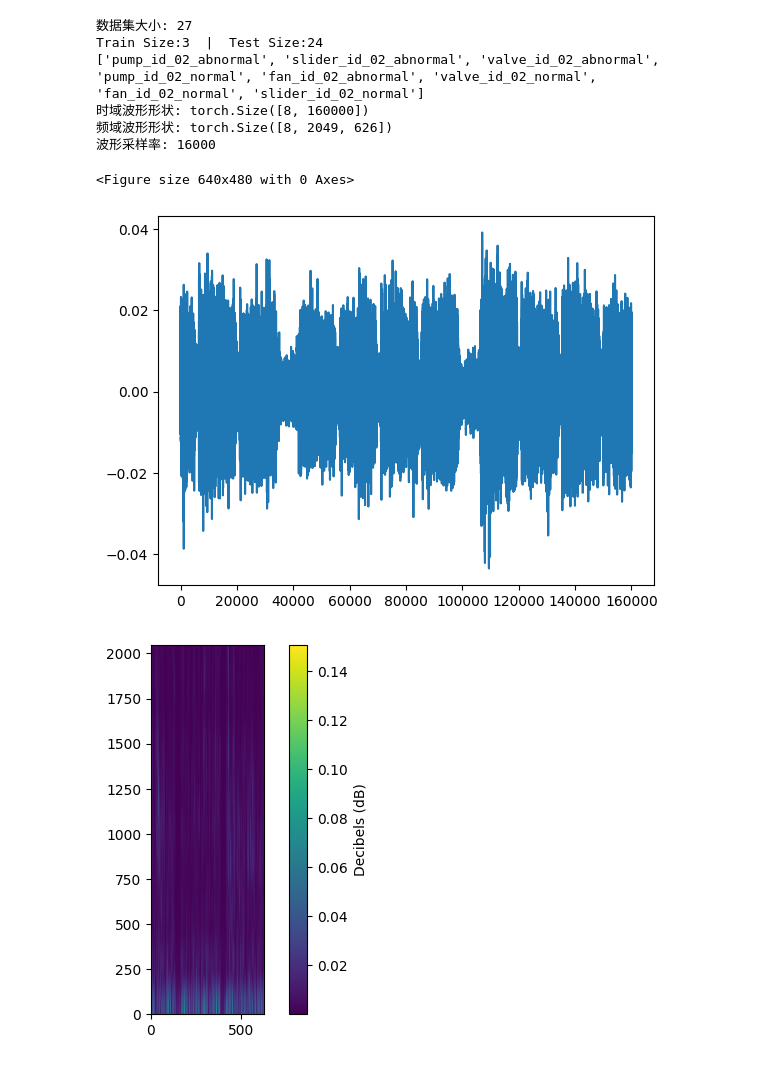
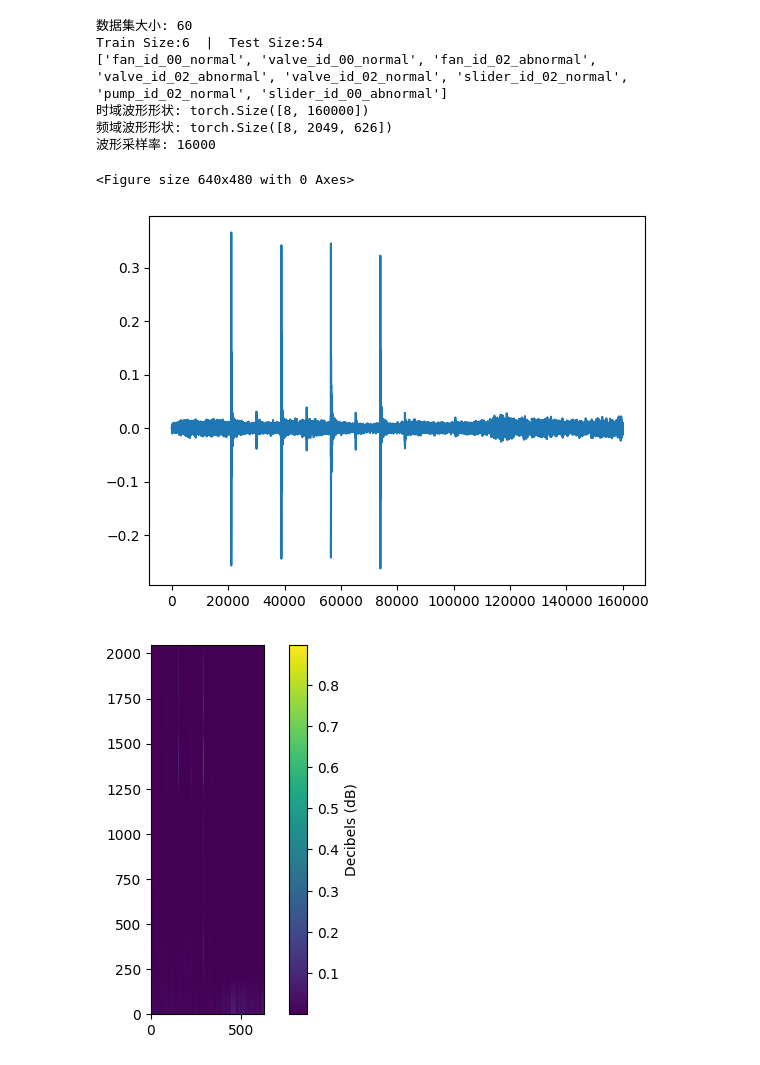
Before and after one commit to L1ndenbaum/GraphConvNetwork, a Jupyter notebook: GraphConv.ipynb, the cells around one changed output. Saved outputs shown, nothing was run; the diff lists cells and outputs as text; code cells hidden in the pictures.

```diff
--- a/GraphConv.ipynb
+++ b/GraphConv.ipynb
@@ -8,8 +8,8 @@ import datasets
 from torch.utils.data import random_split, DataLoader
 import utils, math
 
-mimii_dataset_SNR = 6
-N, K, query_size = 8, 3, 3
+mimii_dataset_SNR = 0
+N, K, query_size = 8, 3, 8
 dataset_transform = 'spectrogram'
 train_test_ratio = 0.1
 
@@ -29,7 +29,7 @@ else:
 # 加载数据集
 mimii_dataset = datasets.MIMII(root_dir=f'./data/mimii/{mimii_dataset_SNR}'+'dB_SNR',
                                 machine_classes=['fan', 'pump', 'valve', 'slider'],
-                                model_ids=['id_02'], categories=['normal', 'abnormal'],
+                                model_ids=['id_00'], categories=['normal', 'abnormal'],
                                 N=N, K=K, query_size=query_size, transform='spectrogram', seed=args.seed)
 print(f"数据集大小: {len(mimii_dataset)}")
 train_size = math.ceil(train_test_ratio * len(mimii_dataset))
@@ -38,38 +38,38 @@ train_set, test_set = random_split(mimii_dataset, [train_size, test_size], gener
 train_loader = DataLoader(train_set, batch_size=1, num_workers=num_workers, pin_memory=pin_memory)
 test_loader = DataLoader(test_set, batch_size=1, num_workers=num_workers, pin_memory=pin_memory)
 print(f"Train Size:{train_size}  |  Test Size:{test_size}")
 print(mimii_dataset.N_classes)
 
 # 可视化一个样本
 fig = plt.figure()
 waveform_shape = 0
 freq_waveform_shape = 0
 for support_set, query_set in train_loader:
     for waveform, freq_waveform, label in query_set:
         waveform = waveform.squeeze(0)
         freq_waveform = freq_waveform.squeeze(0)
         print("时域波形形状: {}".format(waveform.size()))
         print("频域波形形状: {}".format(freq_waveform.size()))
         print("波形采样率: {}".format(mimii_dataset.sample_rate))
         plt.figure()
         plt.plot(waveform[0].T.numpy())
         plt.figure()
         plt.imshow(freq_waveform[0], origin='lower')
         plt.colorbar(label="Decibels (dB)")
         waveform_shape = waveform.shape
         freq_waveform_shape = freq_waveform.shape
         break
     break
 # %% [output]
-数据集大小: 27
-Train Size:3  |  Test Size:24
-['pump_id_02_abnormal', 'slider_id_02_abnormal', 'valve_id_02_abnormal', 'pump_id_02_normal', 'fan_id_02_abnormal', 'valve_id_02_normal', 'fan_id_02_normal', 'slider_id_02_normal']
+数据集大小: 60
+Train Size:6  |  Test Size:54
+['fan_id_00_normal', 'valve_id_00_normal', 'fan_id_02_abnormal', 'valve_id_02_abnormal', 'valve_id_02_normal', 'slider_id_02_normal', 'pump_id_02_normal', 'slider_id_00_abnormal']
 时域波形形状: torch.Size([8, 160000])
 频域波形形状: torch.Size([8, 2049, 626])
 波形采样率: 16000
 <Figure size 640x480 with 0 Axes>
-[figure, old version]
+[figure, new version]
-[figure, old version]
+[figure, new version]
 # %%
 import nets
 # CNN训练
```
Also changed, not shown: parts of 5 cells of this notebook, 6 other files.
